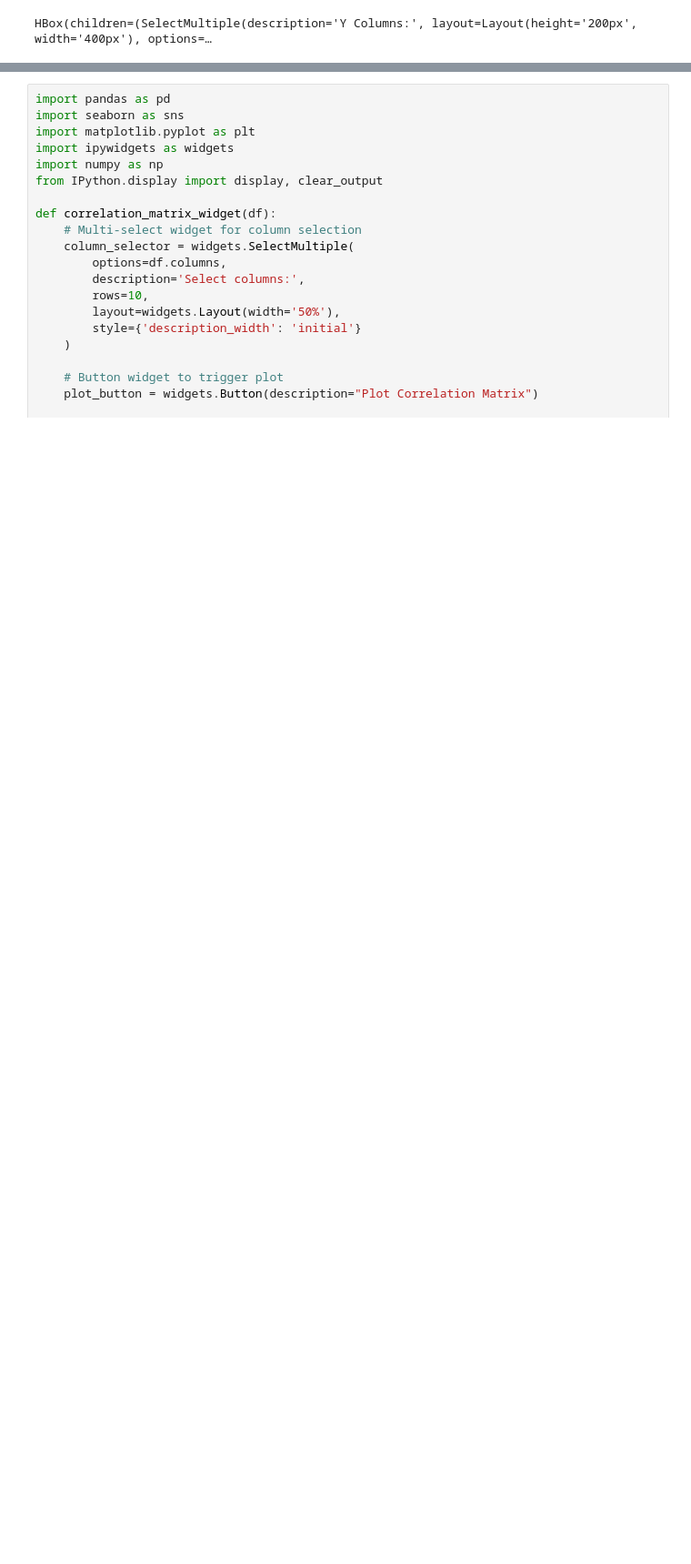
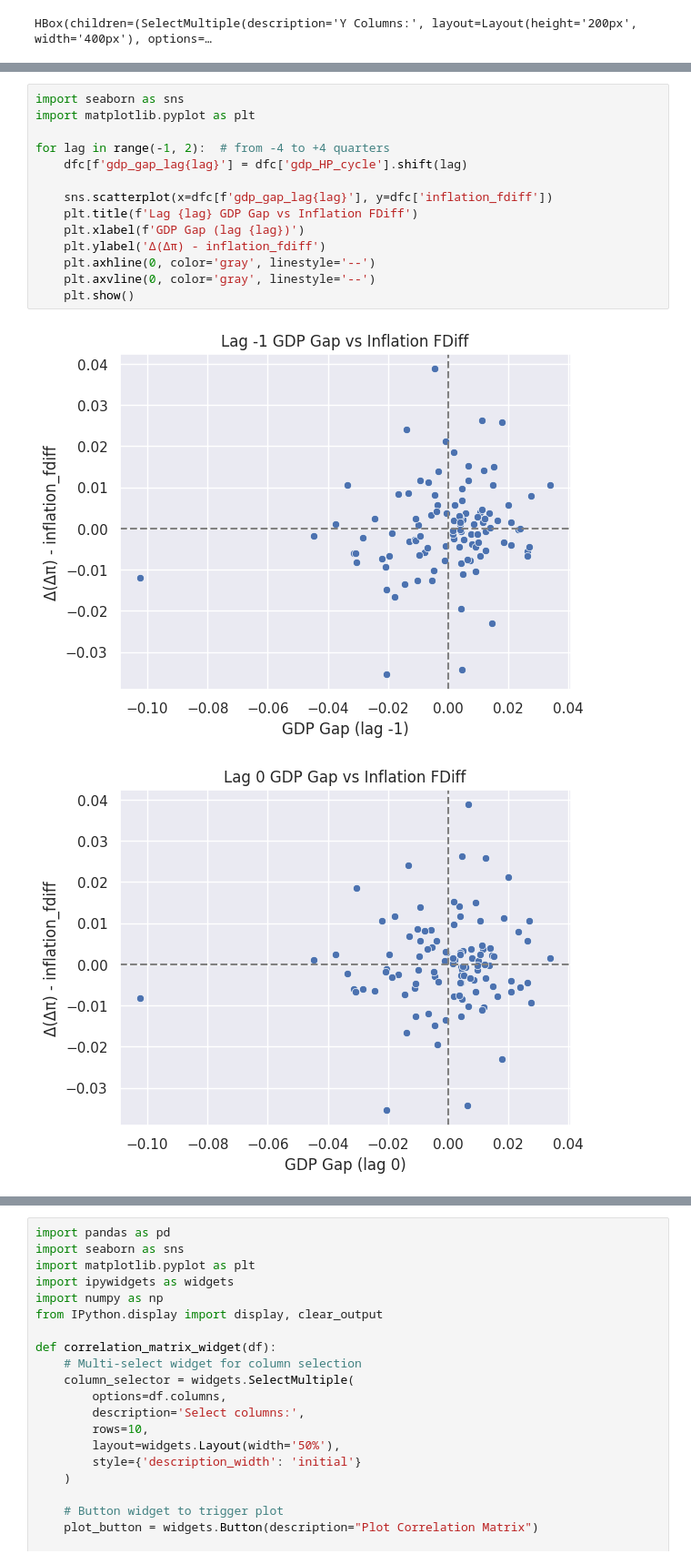
Before and after one commit to G-Cintra/PMA-Gabriel, a Jupyter notebook: notebooks/Filtering.ipynb, the cells around one changed output, grey strips where cells are left out. Shown at 91% size. Drawn from its saved outputs; the diff is of its cells as text; blank space fills up the shorter version.

```diff
--- a/notebooks/Filtering.ipynb
+++ b/notebooks/Filtering.ipynb
@@ -339,0 +494,17 @@ HBox(children=(SelectMultiple(description='Y Columns:', layout=Layout(height='20
+# %%
+import seaborn as sns
+import matplotlib.pyplot as plt
+
+for lag in range(-1, 2):  # from -4 to +4 quarters
+    dfc[f'gdp_gap_lag{lag}'] = dfc['gdp_HP_cycle'].shift(lag)
+
+    sns.scatterplot(x=dfc[f'gdp_gap_lag{lag}'], y=dfc['inflation_fdiff'])
+    plt.title(f'Lag {lag} GDP Gap vs Inflation FDiff')
+    plt.xlabel(f'GDP Gap (lag {lag})')
+    plt.ylabel('Δ(Δπ) - inflation_fdiff')
+    plt.axhline(0, color='gray', linestyle='--')
+    plt.axvline(0, color='gray', linestyle='--')
+    plt.show()
+# %% [output]
+[figure, added]
+[figure, added]
```
Also changed, not shown: parts of 8 cells of this notebook, 2 other files.
